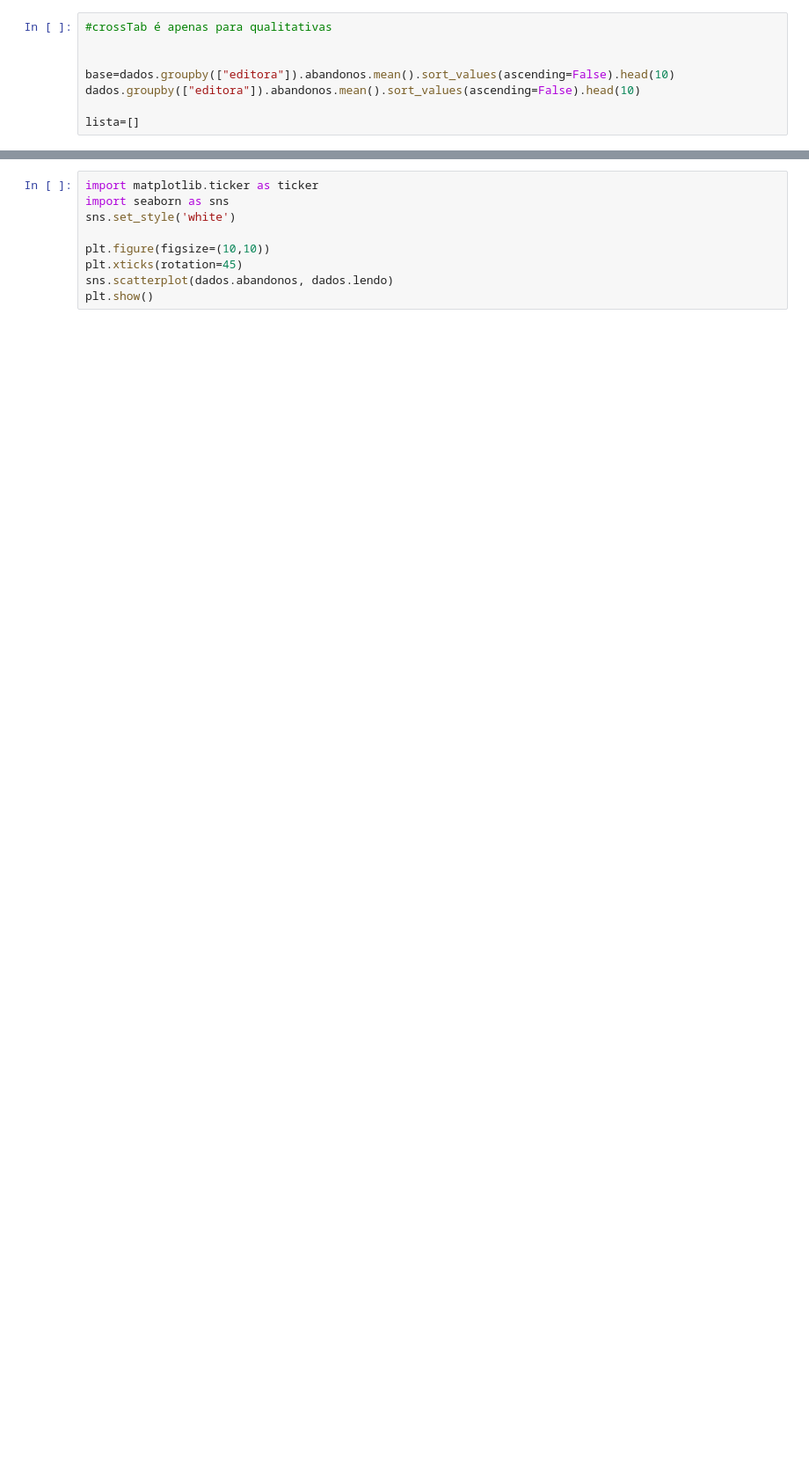
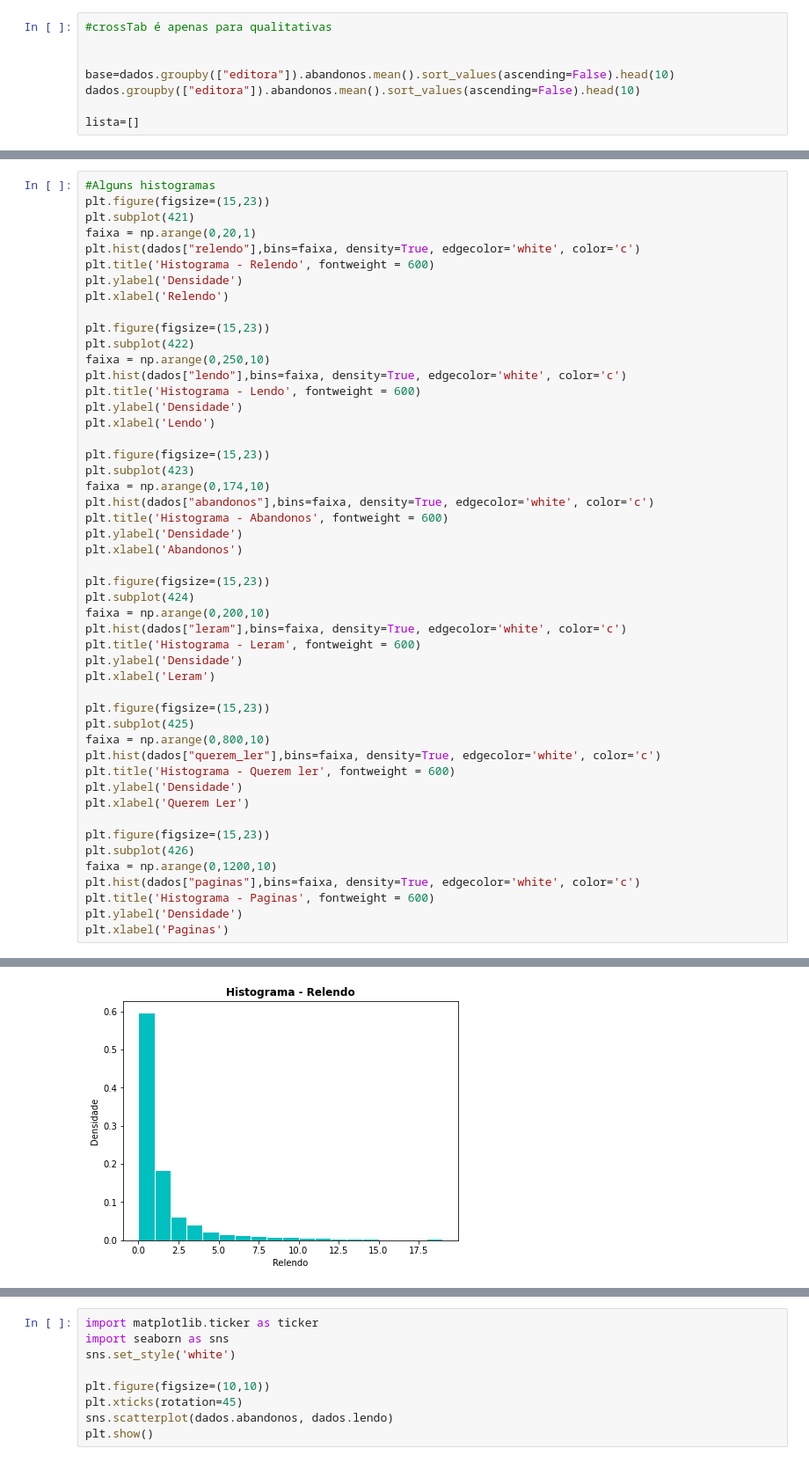
Before and after one commit to insper-classroom/22-1b-cd-p2-leandra_taina, a Jupyter notebook: Oficial.ipynb, the cells around one changed output, grey strips where cells are left out. Shown at 88% size. Drawn from its saved outputs; the diff is of its cells as text; blank space fills up the shorter version.

```diff
--- a/Oficial.ipynb
+++ b/Oficial.ipynb
@@ -266,0 +267,50 @@ Name: ano, Length: 61, dtype: int64
+# %%
+#Alguns histogramas
+plt.figure(figsize=(15,23))
+plt.subplot(421)
+faixa = np.arange(0,20,1)
+plt.hist(dados["relendo"],bins=faixa, density=True, edgecolor='white', color='c')
+plt.title('Histograma - Relendo', fontweight = 600)
+plt.ylabel('Densidade')
+plt.xlabel('Relendo')
+
+plt.figure(figsize=(15,23))
+plt.subplot(422)
+faixa = np.arange(0,250,10)
+plt.hist(dados["lendo"],bins=faixa, density=True, edgecolor='white', color='c')
+plt.title('Histograma - Lendo', fontweight = 600)
+plt.ylabel('Densidade')
+plt.xlabel('Lendo')
+
+plt.figure(figsize=(15,23))
+plt.subplot(423)
+faixa = np.arange(0,174,10)
+plt.hist(dados["abandonos"],bins=faixa, density=True, edgecolor='white', color='c')
+plt.title('Histograma - Abandonos', fontweight = 600)
+plt.ylabel('Densidade')
+plt.xlabel('Abandonos')
+
+plt.figure(figsize=(15,23))
+plt.subplot(424)
+faixa = np.arange(0,200,10)
+plt.hist(dados["leram"],bins=faixa, density=True, edgecolor='white', color='c')
+plt.title('Histograma - Leram', fontweight = 600)
+plt.ylabel('Densidade')
+plt.xlabel('Leram')
+
+plt.figure(figsize=(15,23))
+plt.subplot(425)
+faixa = np.arange(0,800,10)
+plt.hist(dados["querem_ler"],bins=faixa, density=True, edgecolor='white', color='c')
+plt.title('Histograma - Querem ler', fontweight = 600)
+plt.ylabel('Densidade')
+plt.xlabel('Querem Ler')
+
+plt.figure(figsize=(15,23))
+plt.subplot(426)
+faixa = np.arange(0,1200,10)
+plt.hist(dados["paginas"],bins=faixa, density=True, edgecolor='white', color='c')
+plt.title('Histograma - Paginas', fontweight = 600)
+plt.ylabel('Densidade')
+plt.xlabel('Paginas')
+# %% [output]
@@ -266,0 +318 @@ Name: ano, Length: 61, dtype: int64
+[figure, added]
```
Also changed, not shown: parts of 9 cells of this notebook.
